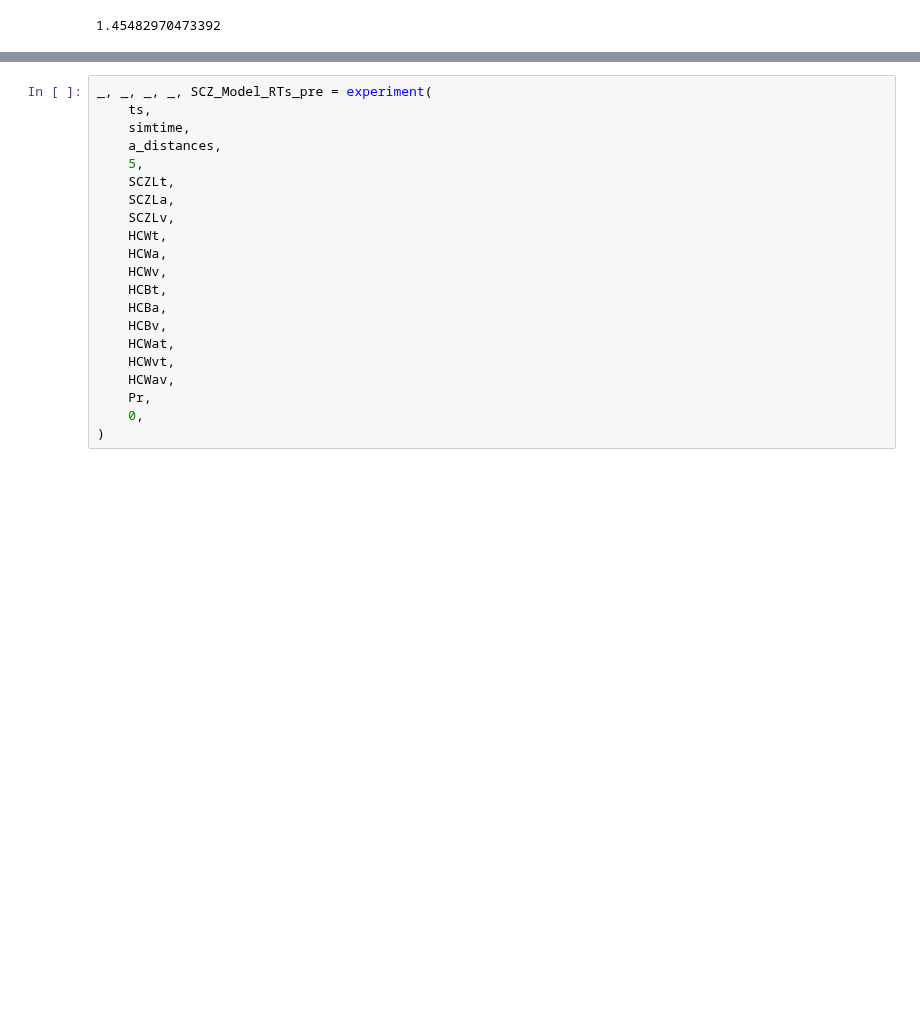
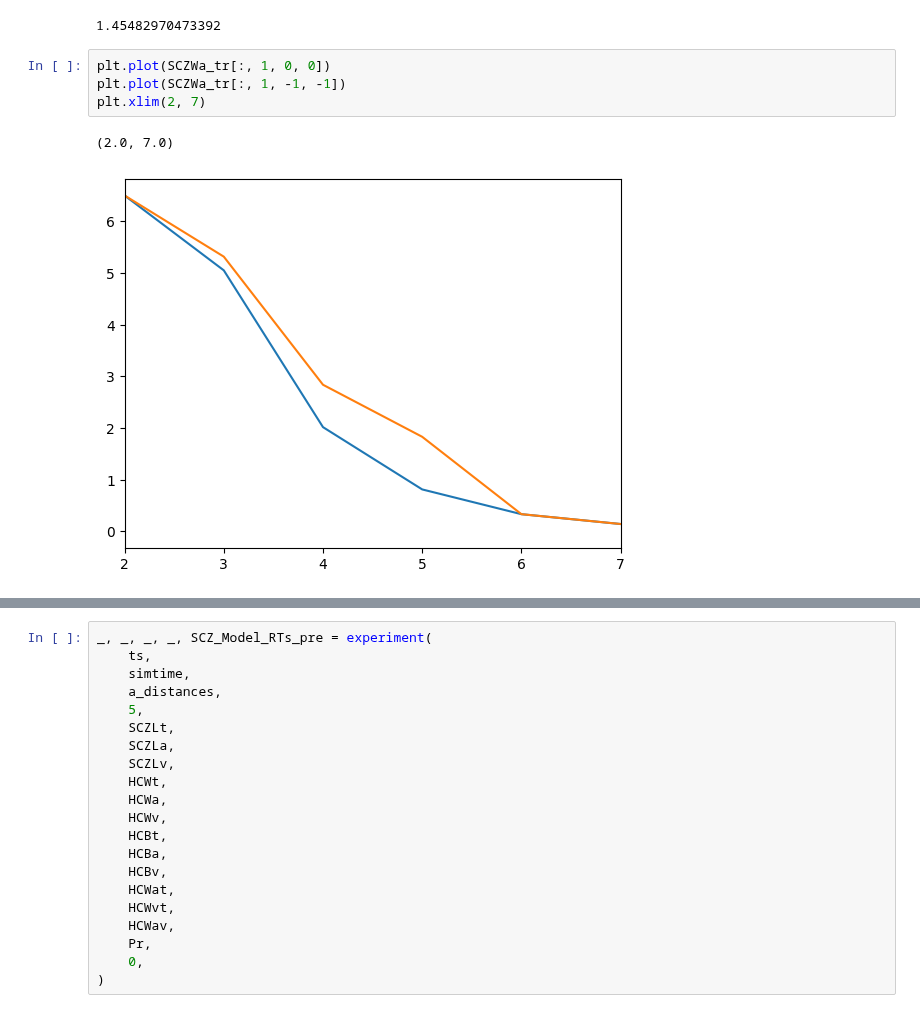
Before and after one commit to renatoparedes/SCZ_PPS_Expansion_Model, a Jupyter notebook: SCZ_Training_Fitting_forget_rate.ipynb, the cells around one changed output, grey strips where cells are left out. Saved outputs shown, nothing was run; the diff lists cells and outputs as text; blank space fills up the shorter version.

```diff
--- a/SCZ_Training_Fitting_forget_rate.ipynb
+++ b/SCZ_Training_Fitting_forget_rate.ipynb
@@ -248,3 +248,10 @@ scz_error = adjrmse(m * xf + bias, yf, 5)
 print(scz_error)
 # %% [output]
 1.45482970473392
+# %%
+plt.plot(SCZWa_tr[:, 1, 0, 0])
+plt.plot(SCZWa_tr[:, 1, -1, -1])
+plt.xlim(2, 7)
+# %% [output]
+(2.0, 7.0)
+[figure, added]
```
Also changed, not shown: parts of 1 cell of this notebook, 6 other files.
